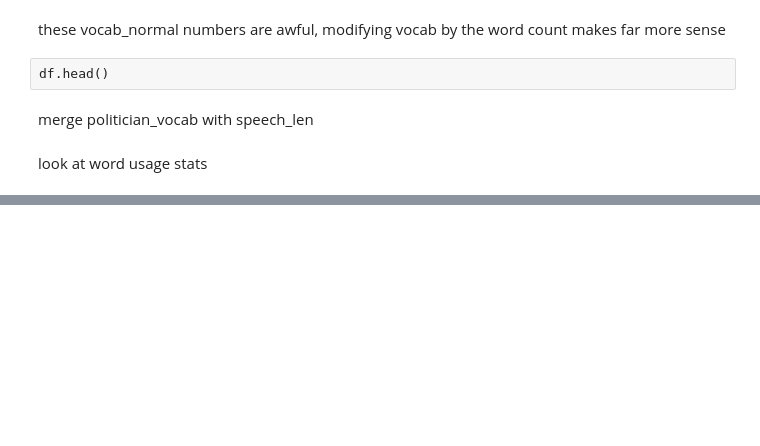
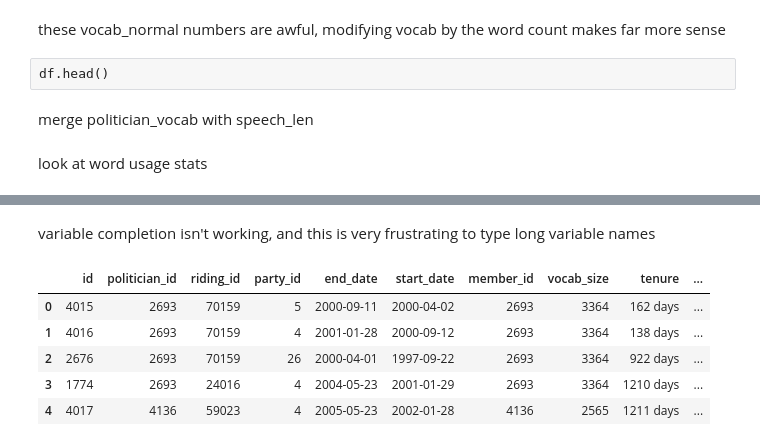
Before and after one commit to illtemperedklavier/openparliament-NLP, a Jupyter notebook: word_stats/vocab size scaling.ipynb, the cells around one changed output, grey strips where cells are left out. Saved outputs shown, nothing was run; the diff lists cells and outputs as text; code cells hidden in the pictures; blank space fills up the shorter version.

```diff
--- a/word_stats/vocab size scaling.ipynb
+++ b/word_stats/vocab size scaling.ipynb
@@ -317,0 +339,2 @@ utterances_df.head()
+# %% [markdown]
+variable completion isn't working, and this is very frustrating to type long variable names
@@ -317,0 +350,9 @@ utterances_df.head()
+# %%
+vocab.head()
+# %% [output]
+|  | id | politician_id | riding_id | party_id | end_date | start_date | member_id | vocab_size | tenure | ... |
+| 0 | 4015 | 2693 | 70159 | 5 | 2000-09-11 | 2000-04-02 | 2693 | 3364 | 162 days | ... |
+| 1 | 4016 | 2693 | 70159 | 4 | 2001-01-28 | 2000-09-12 | 2693 | 3364 | 138 days | ... |
+| 2 | 2676 | 2693 | 70159 | 26 | 2000-04-01 | 1997-09-22 | 2693 | 3364 | 922 days | ... |
+| 3 | 1774 | 2693 | 24016 | 4 | 2004-05-23 | 2001-01-29 | 2693 | 3364 | 1210 days | ... |
+| 4 | 4017 | 4136 | 59023 | 4 | 2005-05-23 | 2002-01-28 | 4136 | 2565 | 1211 days | ... |
```
Also changed, not shown: parts of 19 cells of this notebook, 2 other files.
